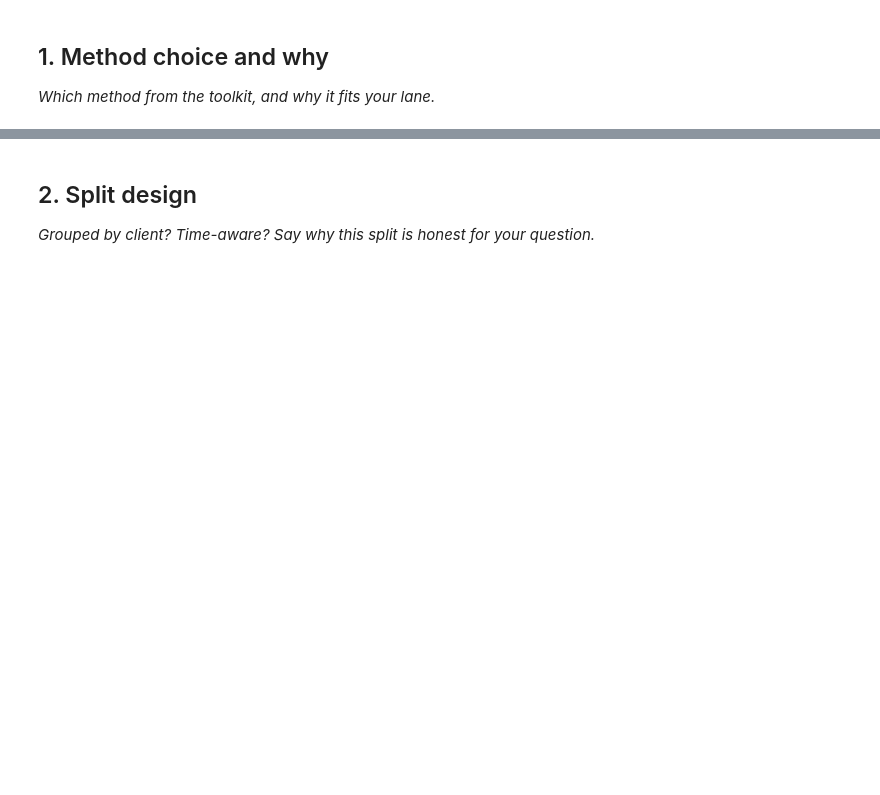
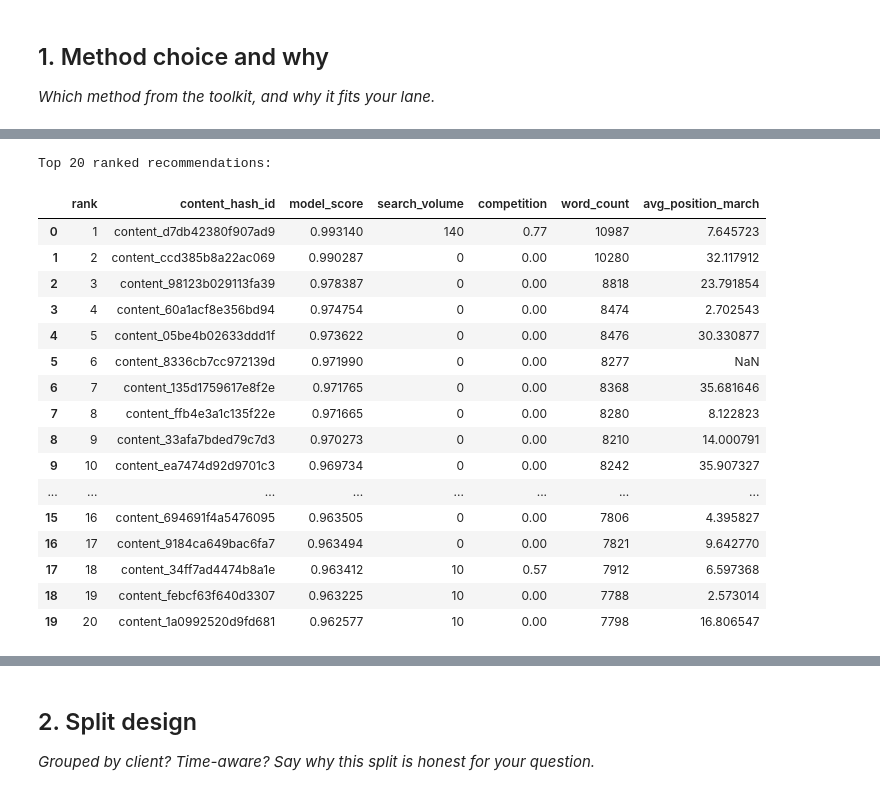
Before and after one commit to abbottabad123/flyrank-ml-track, a Jupyter notebook: work/notebooks/w05_model.ipynb, the cells around one changed output, grey strips where cells are left out. Cells and saved outputs as stored; diff of their text form; code cells hidden in the pictures; blank space fills up the shorter version.

```diff
--- a/work/notebooks/w05_model.ipynb
+++ b/work/notebooks/w05_model.ipynb
@@ -80,0 +158,20 @@ Target classes: [np.int64(0), np.int64(1)]
+# %%
+# Define the future success label
+# Positive = at least 3 clicks in April 2026
+
+model_data = features.merge(
+    future_outcome,
+    on=["content_hash_id", "client_hash_id"],
+    how="inner"
+)
+
+model_data["target"] = (
+    model_data["future_clicks"] >= 3
+).astype(int)
+
+print("Model rows:", len(model_data))
+print("\nTarget distribution:")
+print(model_data["target"].value_counts())
+
+print("\nTarget rate:")
+print(model_data["target"].mean())
@@ -80,0 +429,59 @@ Target classes: [np.int64(0), np.int64(1)]
+# %%
+# Generate ranked content recommendations from the test set
+
+recommendations = model_data.loc[
+    X_test.index,
+    [
+        "content_hash_id",
+        "client_hash_id",
+        "search_volume",
+        "competition",
+        "backlinks",
+        "word_count",
+        "avg_position_march",
+        "future_clicks",
+        "target"
+    ]
+].copy()
+
+recommendations["model_score"] = model_scores
+
+# Highest model score = highest priority
+recommendations = recommendations.sort_values(
+    "model_score",
+    ascending=False
+).reset_index(drop=True)
+
+recommendations["rank"] = np.arange(1, len(recommendations) + 1)
+
+print("Top 20 ranked recommendations:")
+recommendations[
+    [
+        "rank",
+        "content_hash_id",
+        "model_score",
+        "search_volume",
+        "competition",
+        "word_count",
+        "avg_position_march"
+    ]
+].head(20)
+# %% [output]
+Top 20 ranked recommendations:
+|  | rank | content_hash_id | model_score | search_volume | competition | word_count | avg_position_march |
+| 0 | 1 | content_d7db42380f907ad9 | 0.993140 | 140 | 0.77 | 10987 | 7.645723 |
+| 1 | 2 | content_ccd385b8a22ac069 | 0.990287 | 0 | 0.00 | 10280 | 32.117912 |
+| 2 | 3 | content_98123b029113fa39 | 0.978387 | 0 | 0.00 | 8818 | 23.791854 |
+| 3 | 4 | content_60a1acf8e356bd94 | 0.974754 | 0 | 0.00 | 8474 | 2.702543 |
+| 4 | 5 | content_05be4b02633ddd1f | 0.973622 | 0 | 0.00 | 8476 | 30.330877 |
+| 5 | 6 | content_8336cb7cc972139d | 0.971990 | 0 | 0.00 | 8277 | NaN |
+| 6 | 7 | content_135d1759617e8f2e | 0.971765 | 0 | 0.00 | 8368 | 35.681646 |
+| 7 | 8 | content_ffb4e3a1c135f22e | 0.971665 | 0 | 0.00 | 8280 | 8.122823 |
+| 8 | 9 | content_33afa7bded79c7d3 | 0.970273 | 0 | 0.00 | 8210 | 14.000791 |
+| 9 | 10 | content_ea7474d92d9701c3 | 0.969734 | 0 | 0.00 | 8242 | 35.907327 |
+| ... | ... | ... | ... | ... | ... | ... | ... |
+| 15 | 16 | content_694691f4a5476095 | 0.963505 | 0 | 0.00 | 7806 | 4.395827 |
+| 16 | 17 | content_9184ca649bac6fa7 | 0.963494 | 0 | 0.00 | 7821 | 9.642770 |
+| 17 | 18 | content_34ff7ad4474b8a1e | 0.963412 | 10 | 0.57 | 7912 | 6.597368 |
+| 18 | 19 | content_febcf63f640d3307 | 0.963225 | 10 | 0.00 | 7788 | 2.573014 |
+| 19 | 20 | content_1a0992520d9fd681 | 0.962577 | 10 | 0.00 | 7798 | 16.806547 |
```
Also changed, not shown: parts of 23 cells of this notebook.
